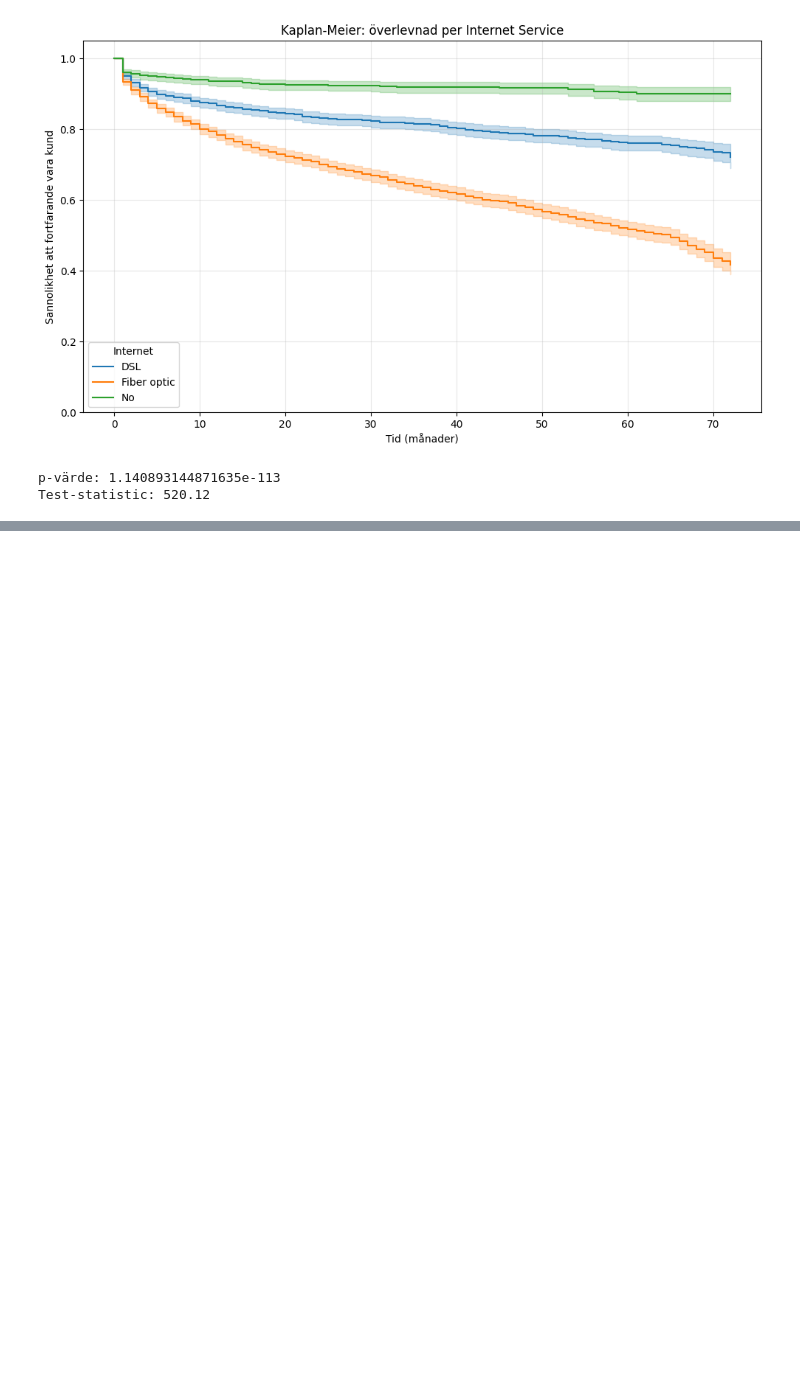
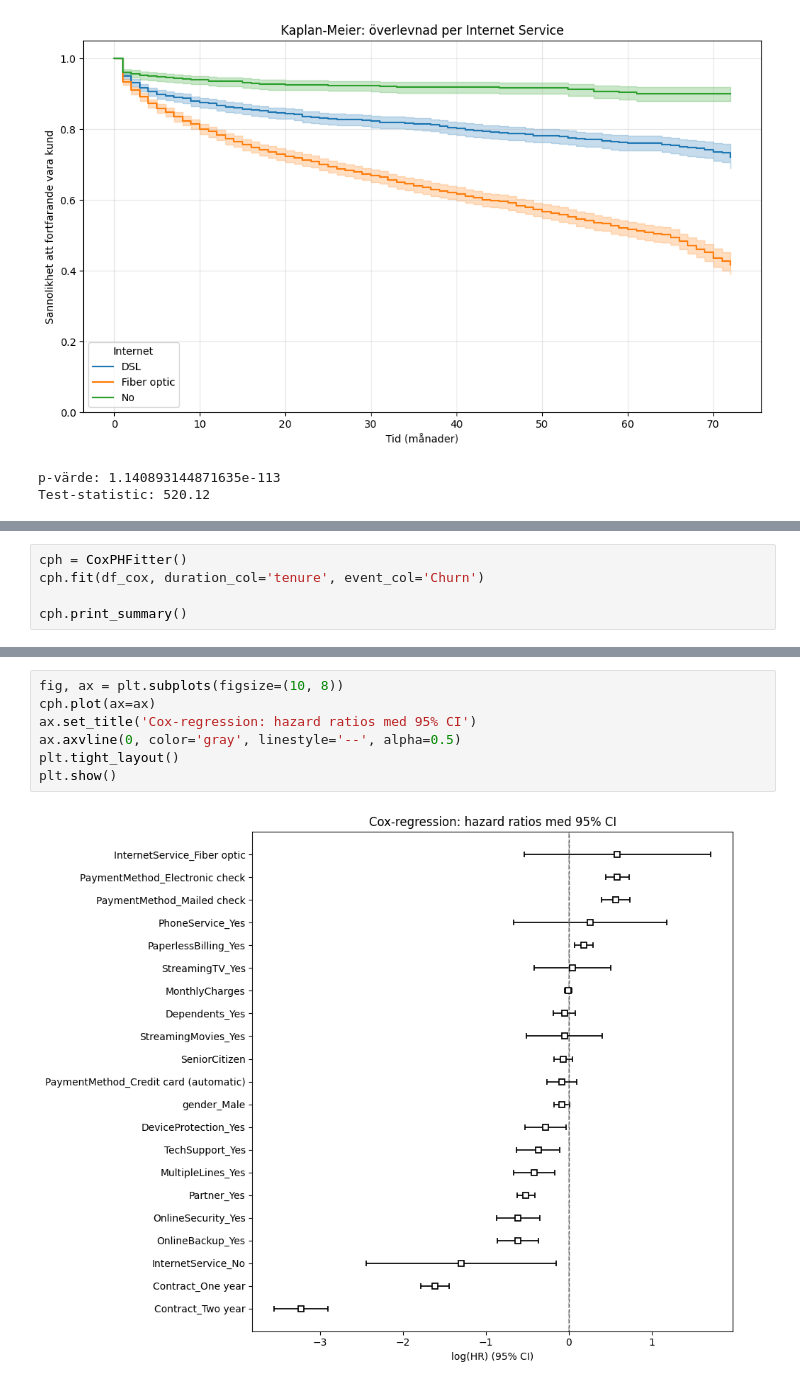
Before and after one commit to emilioano/AppliedAI, a Jupyter notebook: telco_supervised_learning/telco_grupparbete_public.ipynb, the cells around one changed output, grey strips where cells are left out. Cells and saved outputs as stored; diff of their text form; blank space fills up the shorter version.

```diff
--- a/telco_supervised_learning/telco_grupparbete_public.ipynb
+++ b/telco_supervised_learning/telco_grupparbete_public.ipynb
@@ -989,0 +1052,5 @@ Test-statistic: 520.12
+# %%
+cph = CoxPHFitter()
+cph.fit(df_cox, duration_col='tenure', event_col='Churn')
+
+cph.print_summary()
@@ -989,0 +1087,9 @@ Test-statistic: 520.12
+# %%
+fig, ax = plt.subplots(figsize=(10, 8))
+cph.plot(ax=ax)
+ax.set_title('Cox-regression: hazard ratios med 95% CI')
+ax.axvline(0, color='gray', linestyle='--', alpha=0.5)
+plt.tight_layout()
+plt.show()
+# %% [output]
+[figure, added]
```
Also changed, not shown: parts of 18 cells of this notebook.
